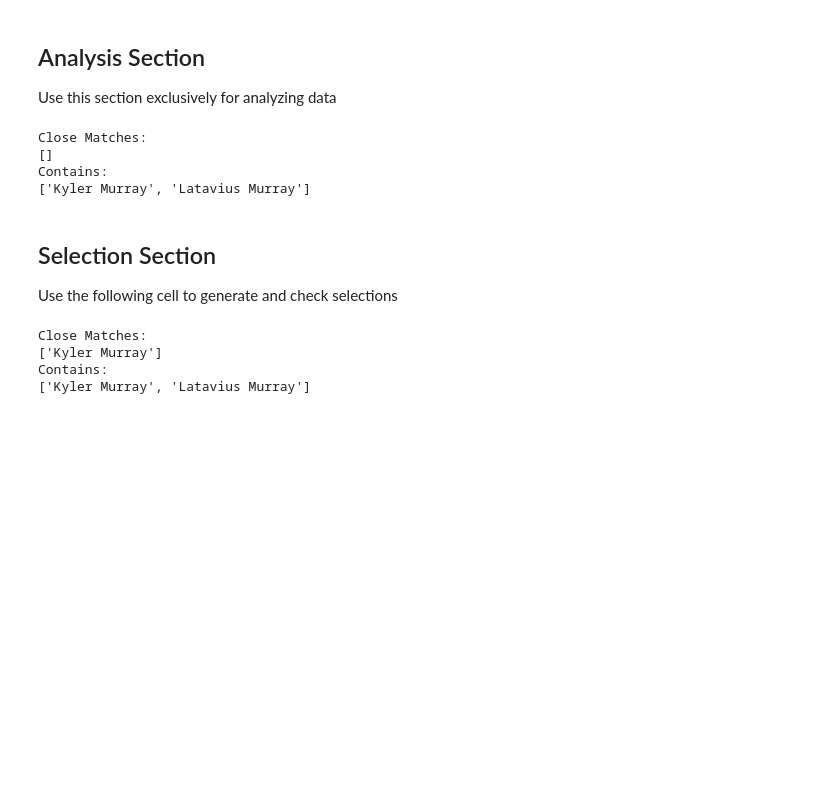
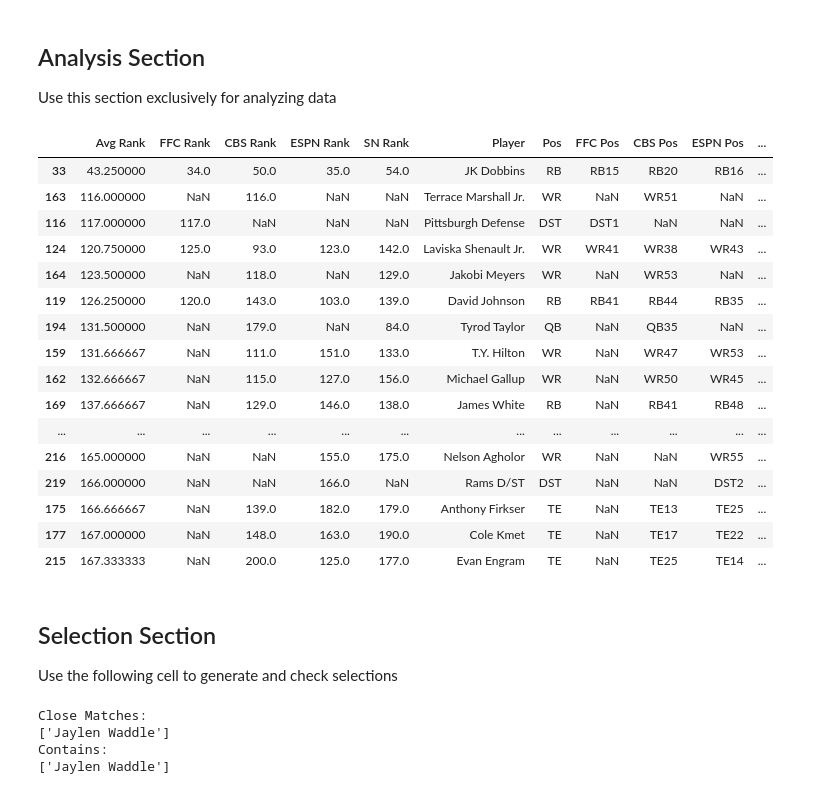
Before and after one commit to jbaviation/fantasy_football, a Jupyter notebook: football_analysis.ipynb, the cells around one changed output. Cells and saved outputs as stored; diff of their text form; code cells hidden in the pictures; blank space fills up the shorter version.

```diff
--- a/football_analysis.ipynb
+++ b/football_analysis.ipynb
@@ -267,22 +267,37 @@ def find_player(player, df=ds):
 # %% [markdown]
 ## Analysis Section
 Use this section exclusively for analyzing data
-# %%
-ds[ds['FTeam']=='JB']
-find_player('Mur')
-# %% [output]
-Close Matches:
-[]
-Contains:
-['Kyler Murray', 'Latavius Murray']
+# %%
+# ds[ds['FTeam']=='JB']
+# ds[(ds['FTeam'].isna()) & (ds['Pos']=='WR')].iloc[:40,:]
+# ds[ds['FTeam']=='KA']
+ds[(ds['FTeam'].isna())].iloc[:40,:]
+# %% [output]
+|  | Avg Rank | FFC Rank | CBS Rank | ESPN Rank | SN Rank | Player | Pos | FFC Pos | CBS Pos | ESPN Pos | ... |
+| 33 | 43.250000 | 34.0 | 50.0 | 35.0 | 54.0 | JK Dobbins | RB | RB15 | RB20 | RB16 | ... |
+| 163 | 116.000000 | NaN | 116.0 | NaN | NaN | Terrace Marshall Jr. | WR | NaN | WR51 | NaN | ... |
+| 116 | 117.000000 | 117.0 | NaN | NaN | NaN | Pittsburgh Defense | DST | DST1 | NaN | NaN | ... |
+| 124 | 120.750000 | 125.0 | 93.0 | 123.0 | 142.0 | Laviska Shenault Jr. | WR | WR41 | WR38 | WR43 | ... |
+| 164 | 123.500000 | NaN | 118.0 | NaN | 129.0 | Jakobi Meyers | WR | NaN | WR53 | NaN | ... |
+| 119 | 126.250000 | 120.0 | 143.0 | 103.0 | 139.0 | David Johnson | RB | RB41 | RB44 | RB35 | ... |
+| 194 | 131.500000 | NaN | 179.0 | NaN | 84.0 | Tyrod Taylor | QB | NaN | QB35 | NaN | ... |
+| 159 | 131.666667 | NaN | 111.0 | 151.0 | 133.0 | T.Y. Hilton | WR | NaN | WR47 | WR53 | ... |
+| 162 | 132.666667 | NaN | 115.0 | 127.0 | 156.0 | Michael Gallup | WR | NaN | WR50 | WR45 | ... |
+| 169 | 137.666667 | NaN | 129.0 | 146.0 | 138.0 | James White | RB | NaN | RB41 | RB48 | ... |
+| ... | ... | ... | ... | ... | ... | ... | ... | ... | ... | ... | ... |
+| 216 | 165.000000 | NaN | NaN | 155.0 | 175.0 | Nelson Agholor | WR | NaN | NaN | WR55 | ... |
+| 219 | 166.000000 | NaN | NaN | 166.0 | NaN | Rams D/ST | DST | NaN | NaN | DST2 | ... |
+| 175 | 166.666667 | NaN | 139.0 | 182.0 | 179.0 | Anthony Firkser | TE | NaN | TE13 | TE25 | ... |
+| 177 | 167.000000 | NaN | 148.0 | 163.0 | 190.0 | Cole Kmet | TE | NaN | TE17 | TE22 | ... |
+| 215 | 167.333333 | NaN | 200.0 | 125.0 | 177.0 | Evan Engram | TE | NaN | TE25 | TE14 | ... |
 # %% [markdown]
 ## Selection Section
 Use the following cell to generate and check selections
 # %%
 # Find Player
-find_player('Murray')
+find_player('Waddle')
 # %% [output]
 Close Matches:
-['Kyler Murray']
+['Jaylen Waddle']
 Contains:
-['Kyler Murray', 'Latavius Murray']
+['Jaylen Waddle']
```
Also changed, not shown: parts of 5 cells of this notebook, 2 other files.
